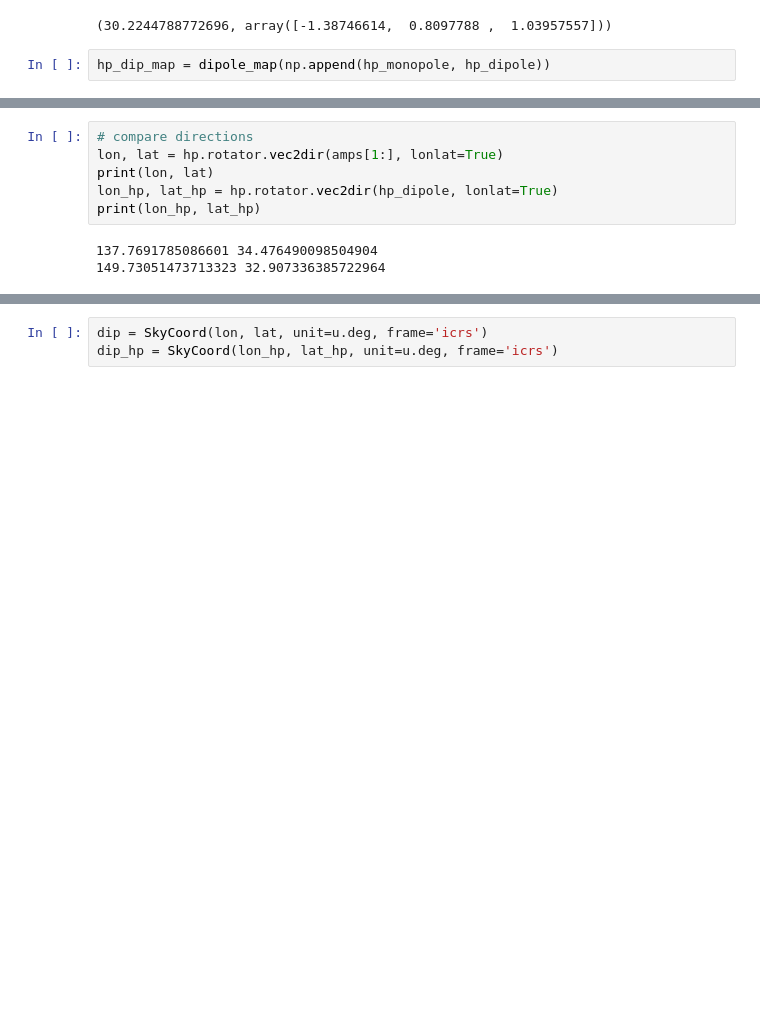
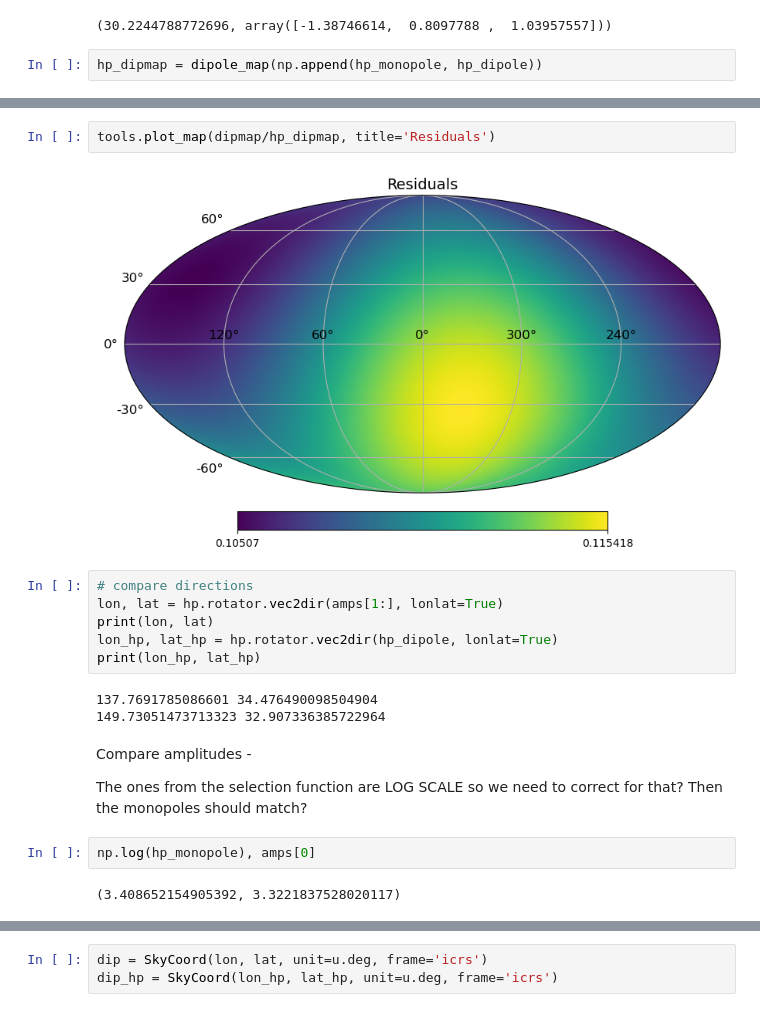
Before and after one commit to abbyw24/lss-dipoles, a Jupyter notebook: notebooks/selfunc_with_dipole_nomaps_16-7-23.ipynb, the cells around one changed output, grey strips where cells are left out. Cells and saved outputs as stored; diff of their text form; blank space fills up the shorter version.

```diff
--- a/notebooks/selfunc_with_dipole_nomaps_16-7-23.ipynb
+++ b/notebooks/selfunc_with_dipole_nomaps_16-7-23.ipynb
@@ -54,5 +54,5 @@ hp_monopole, hp_dipole
 # %% [output]
 (30.2244788772696, array([-1.38746614,  0.8097788 ,  1.03957557]))
 # %%
-hp_dip_map = dipole_map(np.append(hp_monopole, hp_dipole))
+hp_dipmap = dipole_map(np.append(hp_monopole, hp_dipole))
 # %%
@@ -60,5 +60,9 @@ tools.plot_map(hp_dip_map, title=f'QUaia G<{G} Dipole (healpy fit_dipole)')
 # %% [output]
 [figure]
+# %%
+tools.plot_map(dipmap/hp_dipmap, title='Residuals')
+# %% [output]
+[figure, added]
 # %%
 # compare directions
 lon, lat = hp.rotator.vec2dir(amps[1:], lonlat=True)
@@ -68,3 +72,11 @@ print(lon_hp, lat_hp)
 # %% [output]
 137.7691785086601 34.476490098504904
 149.73051473713323 32.907336385722964
+# %% [markdown]
+Compare amplitudes -
+
+The ones from the selection function are LOG SCALE so we need to correct for that? Then the monopoles should match?
+# %%
+np.log(hp_monopole), amps[0]
+# %% [output]
+(3.408652154905392, 3.3221837528020117)
```
Also changed, not shown: parts of 7 cells of this notebook, 1 other file.
